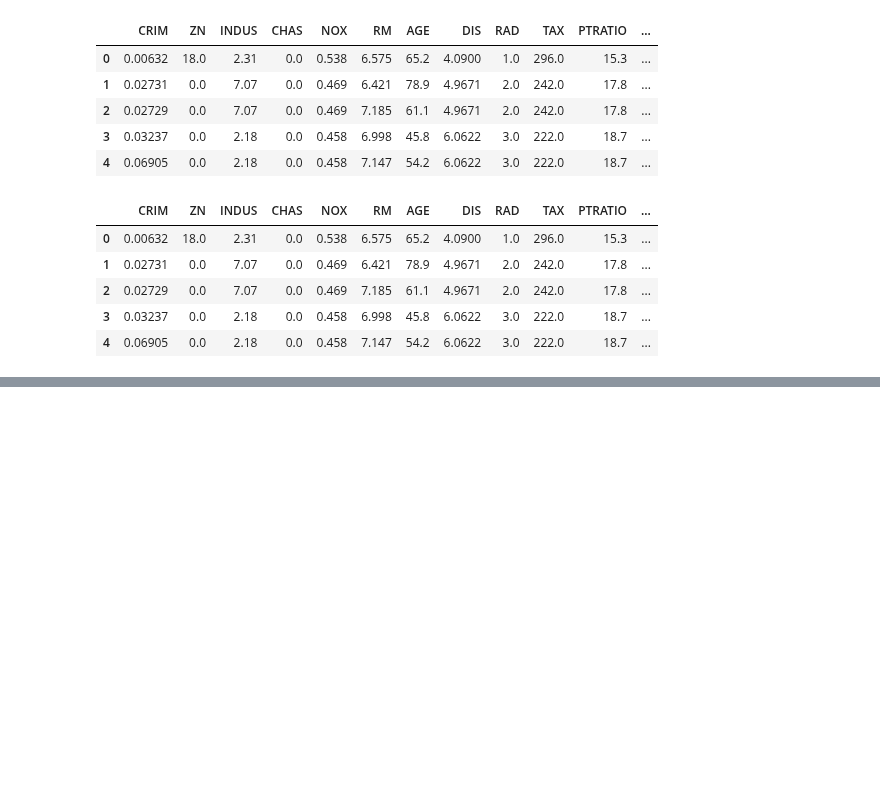
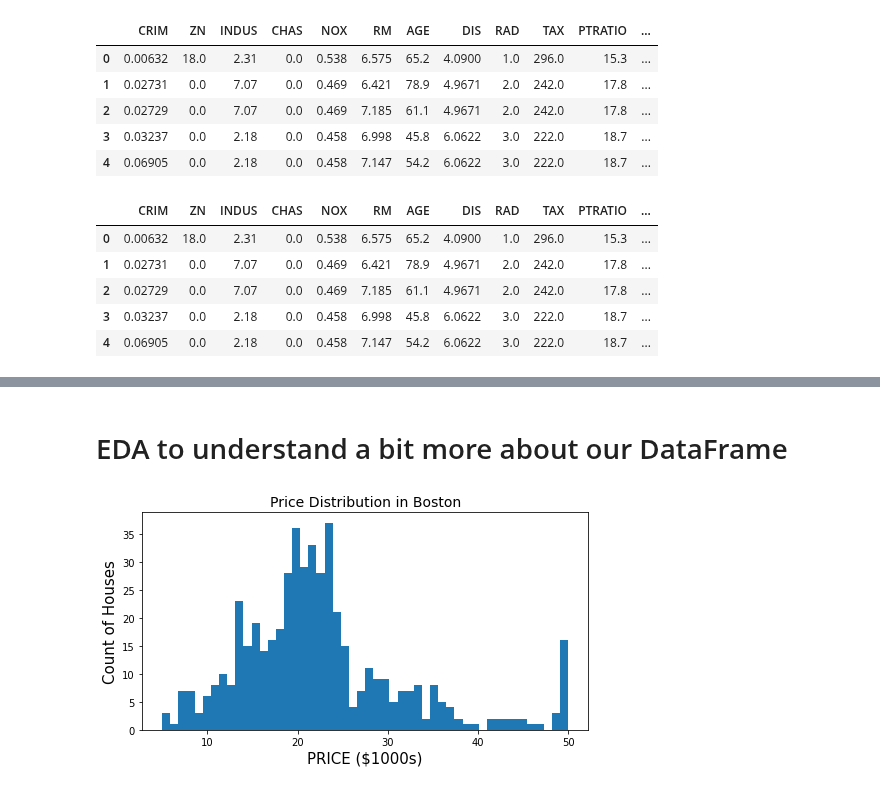
Before and after one commit to RancyChepchirchir/Assignments, a Jupyter notebook: 16.LinearRegression.ipynb, the cells around one changed output, grey strips where cells are left out. Drawn from its saved outputs; the diff is of its cells as text; code cells hidden in the pictures; blank space fills up the shorter version.

```diff
--- a/16.LinearRegression.ipynb
+++ b/16.LinearRegression.ipynb
@@ -121,0 +195,12 @@ bos.head()
+# %% [markdown]
+# EDA to understand a bit more about our DataFrame
+# %%
+# Housing price (target) histogram
+plt.figure(figsize=(8, 4))
+plt.hist(bos['PRICE'], bins=50)
+plt.xlabel('PRICE ($1000s)' , fontsize= 15)
+plt.ylabel('Count of Houses' , fontsize = 15)
+plt.title('Price Distribution in Boston' , fontsize = 14)
+plt.show()
+# %% [output]
+[figure, added]
```
Also changed, not shown: parts of 48 cells of this notebook, 2 other files.
